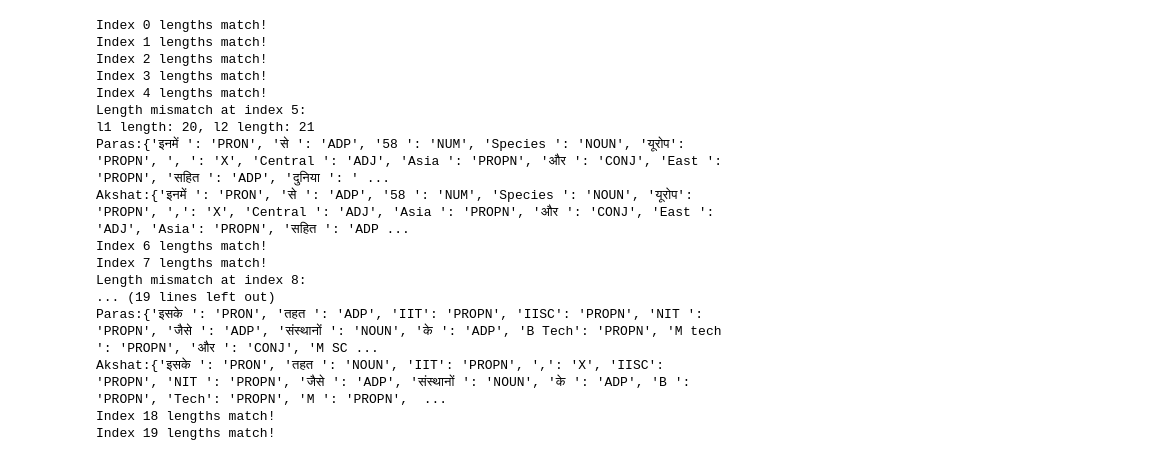
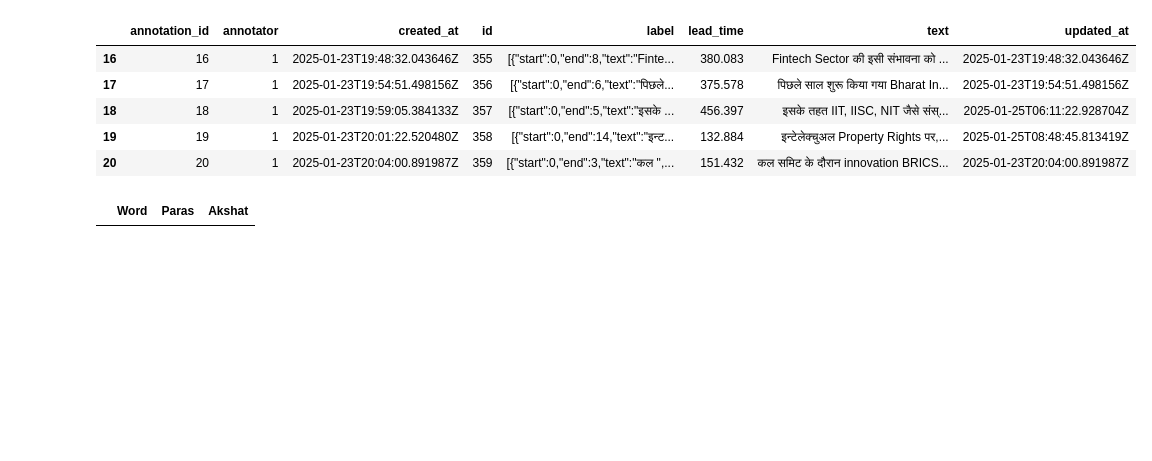
Before and after one commit to Paras-Shirvale/Dataset-Annotation, a Jupyter notebook: annotation.ipynb, the cells around one changed output. Cells and saved outputs as stored; diff of their text form; code cells hidden in the pictures; blank space fills up the shorter version.

```diff
--- a/annotation.ipynb
+++ b/annotation.ipynb
@@ -146,0 +106,9 @@ df_nlp_PARAS
+# %%
+Paras.tail()
+# %% [output]
+|  | annotation_id | annotator | created_at | id | label | lead_time | text | updated_at |
+| 16 | 16 | 1 | 2025-01-23T19:48:32.043646Z | 355 | [{"start":0,"end":8,"text":"Finte... | 380.083 | Fintech Sector की इसी संभावना को ... | 2025-01-23T19:48:32.043646Z |
+| 17 | 17 | 1 | 2025-01-23T19:54:51.498156Z | 356 | [{"start":0,"end":6,"text":"पिछले... | 375.578 | पिछले साल शुरू किया गया Bharat In... | 2025-01-23T19:54:51.498156Z |
+| 18 | 18 | 1 | 2025-01-23T19:59:05.384133Z | 357 | [{"start":0,"end":5,"text":"इसके ... | 456.397 | इसके तहत IIT, IISC, NIT जैसे संस्... | 2025-01-25T06:11:22.928704Z |
+| 19 | 19 | 1 | 2025-01-23T20:01:22.520480Z | 358 | [{"start":0,"end":14,"text":"इन्ट... | 132.884 | इन्टेलेक्चुअल Property Rights पर,... | 2025-01-25T08:48:45.813419Z |
+| 20 | 20 | 1 | 2025-01-23T20:04:00.891987Z | 359 | [{"start":0,"end":3,"text":"कल ",... | 151.432 | कल समिट के दौरान innovation BRICS... | 2025-01-23T20:04:00.891987Z |
@@ -147,57 +162,5 @@ df_nlp_PARAS
 # %%
-annotations=pd.DataFrame(columns=['word','Paras','Akshat'])
+Annotations=pd.DataFrame(columns=['Word','Paras','Akshat'])
+Annotations
+# %% [output]
+|  | Word | Paras | Akshat |
-# %%
-import ast
-
-l1 = []
-l2 = []
-
-# Iterate through the rows of both DataFrames
-for i in range(len(df_nlp_PARAS)):
-    d1 = dict()
-    d2 = dict()
-
-    # Convert the string in the 'label' column to a list of dictionaries
-    labels_PARAS = ast.literal_eval(df_nlp_PARAS['label'][i])
-    labels_AKSHAT = ast.literal_eval(df_nlp_AKSHAT['label'][i])
-
-    # Iterate through the labels and extract the 'text' and 'labels' values
-    for j in range(len(labels_AKSHAT)):
-        # d1[labels_PARAS[j]['text']] = labels_PARAS[j]['labels'][0]  # Assuming each label list has one label
-        d2[labels_AKSHAT[j]['text']] = labels_AKSHAT[j]['labels'][0]  # Same assumption
-
-        # Iterate through the labels and extract the 'text' and 'labels' values
-    for j in range(len(labels_PARAS)):
-        d1[labels_PARAS[j]['text']] = labels_PARAS[j]['labels'][0]  # Assuming each label list has one label
-        # d2[labels_AKSHAT[j]['text']] = labels_AKSHAT[j]['labels'][0]  # Same assumption
-
-    l1.append(d1)
-    l2.append(d2)
-
-# Check if the lengths match for all entries
-for i in range(len(l1)):
-    if len(l1[i]) != len(l2[i]):
-        print(f"Length mismatch at index {i}:")
-        print(f"l1 length: {len(l1[i])}, l2 length: {len(l2[i])}")
-        print(f"Paras:{l1[i]}")
-        print(f"Akshat:{l2[i]}")
-    else:
-        print(f"Index {i} lengths match!")
-# %% [output]
-Index 0 lengths match!
-Index 1 lengths match!
-Index 2 lengths match!
-Index 3 lengths match!
-Index 4 lengths match!
-Length mismatch at index 5:
-l1 length: 20, l2 length: 21
-Paras:{'इनमें ': 'PRON', 'से ': 'ADP', '58 ': 'NUM', 'Species ': 'NOUN', 'यूरोप': 'PROPN', ', ': 'X', 'Central ': 'ADJ', 'Asia ': 'PROPN', 'और ': 'CONJ', 'East ': 'PROPN', 'सहित ': 'ADP', 'दुनिया ': ' ...
-Akshat:{'इनमें ': 'PRON', 'से ': 'ADP', '58 ': 'NUM', 'Species ': 'NOUN', 'यूरोप': 'PROPN', ',': 'X', 'Central ': 'ADJ', 'Asia ': 'PROPN', 'और ': 'CONJ', 'East ': 'ADJ', 'Asia': 'PROPN', 'सहित ': 'ADP ...
-Index 6 lengths match!
-Index 7 lengths match!
-Length mismatch at index 8:
-... (19 lines left out)
-Paras:{'इसके ': 'PRON', 'तहत ': 'ADP', 'IIT': 'PROPN', 'IISC': 'PROPN', 'NIT ': 'PROPN', 'जैसे ': 'ADP', 'संस्थानों ': 'NOUN', 'के ': 'ADP', 'B Tech': 'PROPN', 'M tech ': 'PROPN', 'और ': 'CONJ', 'M SC ...
-Akshat:{'इसके ': 'PRON', 'तहत ': 'NOUN', 'IIT': 'PROPN', ',': 'X', 'IISC': 'PROPN', 'NIT ': 'PROPN', 'जैसे ': 'ADP', 'संस्थानों ': 'NOUN', 'के ': 'ADP', 'B ': 'PROPN', 'Tech': 'PROPN', 'M ': 'PROPN',  ...
-Index 18 lengths match!
-Index 19 lengths match!
```
Also changed, not shown: parts of 24 cells of this notebook, 7 other files.
